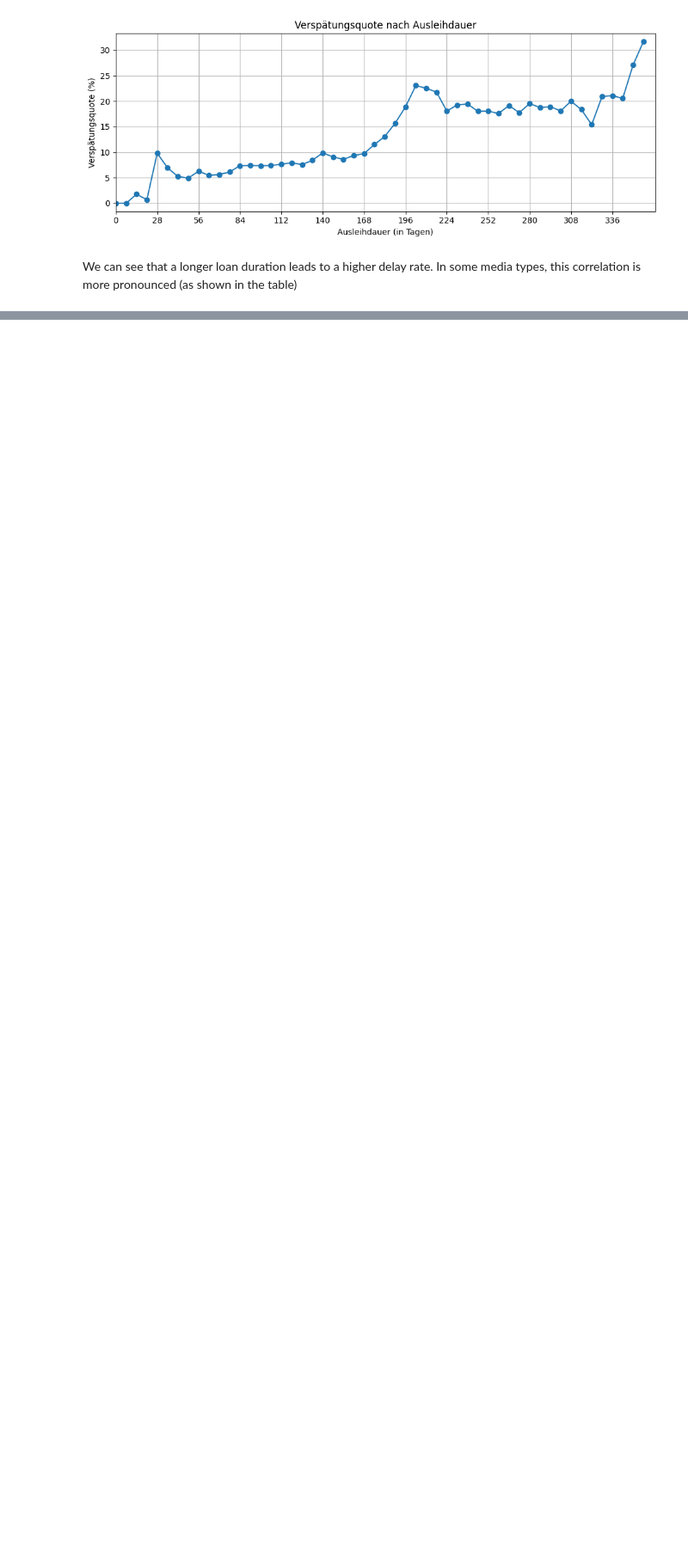
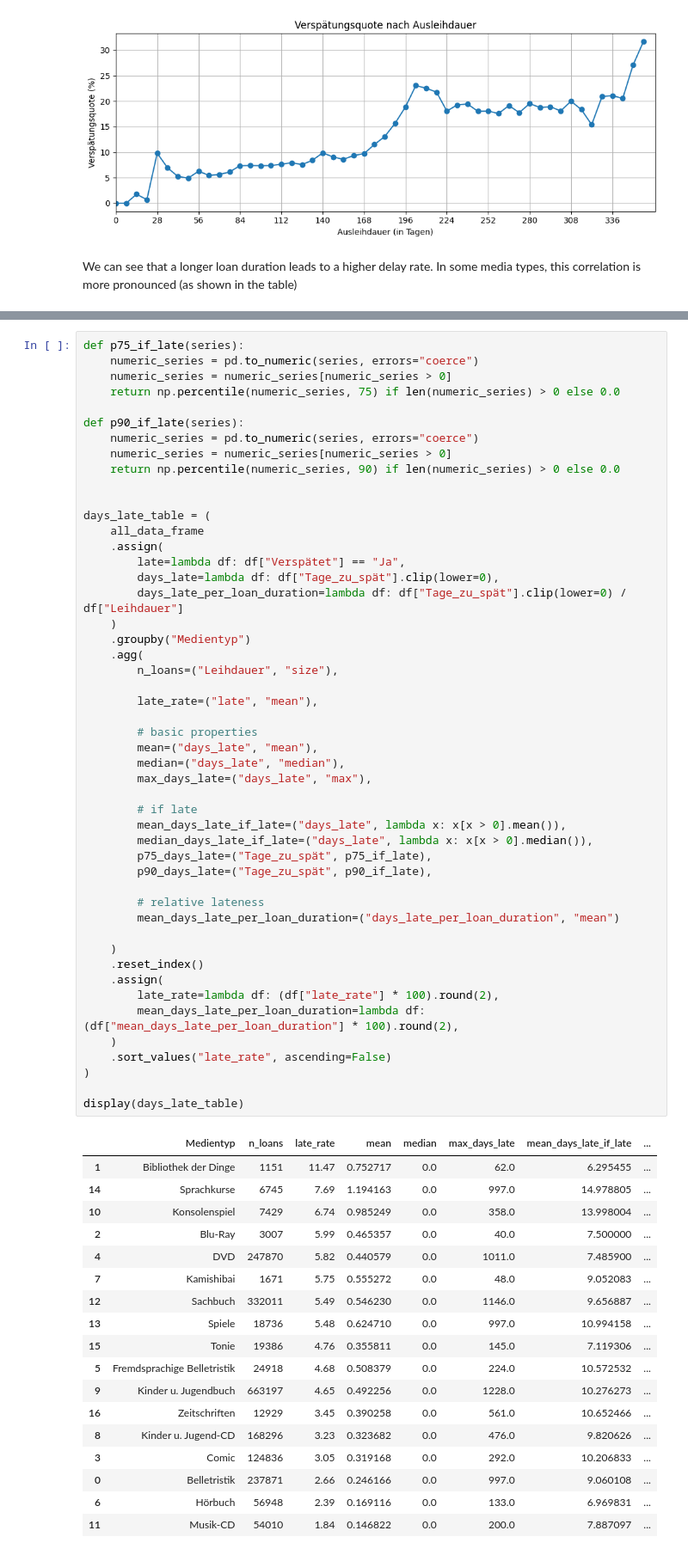
Before and after one commit to RobinAllgeier/Data_Literacy, a Jupyter notebook: notebooks/nr-notebook.ipynb, the cells around one changed output, grey strips where cells are left out. Shown at 86% size. Saved outputs shown, nothing was run; the diff lists cells and outputs as text; blank space fills up the shorter version.

```diff
--- a/notebooks/nr-notebook.ipynb
+++ b/notebooks/nr-notebook.ipynb
@@ -488,0 +693,68 @@ plt.show()
+# %%
+def p75_if_late(series):
+    numeric_series = pd.to_numeric(series, errors="coerce")
+    numeric_series = numeric_series[numeric_series > 0]
+    return np.percentile(numeric_series, 75) if len(numeric_series) > 0 else 0.0
+
+def p90_if_late(series):
+    numeric_series = pd.to_numeric(series, errors="coerce")
+    numeric_series = numeric_series[numeric_series > 0]
+    return np.percentile(numeric_series, 90) if len(numeric_series) > 0 else 0.0
+
+
+days_late_table = (
+    all_data_frame
+    .assign(
+        late=lambda df: df["Verspätet"] == "Ja",
+        days_late=lambda df: df["Tage_zu_spät"].clip(lower=0),
+        days_late_per_loan_duration=lambda df: df["Tage_zu_spät"].clip(lower=0) / df["Leihdauer"]
+    )
+    .groupby("Medientyp")
+    .agg(
+        n_loans=("Leihdauer", "size"),
+
+        late_rate=("late", "mean"),
+
+        # basic properties
+        mean=("days_late", "mean"),
+        median=("days_late", "median"),
+        max_days_late=("days_late", "max"),
+
+        # if late
+        mean_days_late_if_late=("days_late", lambda x: x[x > 0].mean()),
+        median_days_late_if_late=("days_late", lambda x: x[x > 0].median()),
+        p75_days_late=("Tage_zu_spät", p75_if_late),
+        p90_days_late=("Tage_zu_spät", p90_if_late),
+
+        # relative lateness
+        mean_days_late_per_loan_duration=("days_late_per_loan_duration", "mean")
+
+    )
+    .reset_index()
+    .assign(
+        late_rate=lambda df: (df["late_rate"] * 100).round(2),
+        mean_days_late_per_loan_duration=lambda df: (df["mean_days_late_per_loan_duration"] * 100).round(2),
+    )
+    .sort_values("late_rate", ascending=False)
+)
+
+display(days_late_table)
+# %% [output]
+|  | Medientyp | n_loans | late_rate | mean | median | max_days_late | mean_days_late_if_late | ... |
+| 1 | Bibliothek der Dinge | 1151 | 11.47 | 0.752717 | 0.0 | 62.0 | 6.295455 | ... |
+| 14 | Sprachkurse | 6745 | 7.69 | 1.194163 | 0.0 | 997.0 | 14.978805 | ... |
+| 10 | Konsolenspiel | 7429 | 6.74 | 0.985249 | 0.0 | 358.0 | 13.998004 | ... |
+| 2 | Blu-Ray | 3007 | 5.99 | 0.465357 | 0.0 | 40.0 | 7.500000 | ... |
+| 4 | DVD | 247870 | 5.82 | 0.440579 | 0.0 | 1011.0 | 7.485900 | ... |
+| 7 | Kamishibai | 1671 | 5.75 | 0.555272 | 0.0 | 48.0 | 9.052083 | ... |
+| 12 | Sachbuch | 332011 | 5.49 | 0.546230 | 0.0 | 1146.0 | 9.656887 | ... |
+| 13 | Spiele | 18736 | 5.48 | 0.624710 | 0.0 | 997.0 | 10.994158 | ... |
+| 15 | Tonie | 19386 | 4.76 | 0.355811 | 0.0 | 145.0 | 7.119306 | ... |
+| 5 | Fremdsprachige Belletristik | 24918 | 4.68 | 0.508379 | 0.0 | 224.0 | 10.572532 | ... |
+| 9 | Kinder u. Jugendbuch | 663197 | 4.65 | 0.492256 | 0.0 | 1228.0 | 10.276273 | ... |
+| 16 | Zeitschriften | 12929 | 3.45 | 0.390258 | 0.0 | 561.0 | 10.652466 | ... |
+| 8 | Kinder u. Jugend-CD | 168296 | 3.23 | 0.323682 | 0.0 | 476.0 | 9.820626 | ... |
+| 3 | Comic | 124836 | 3.05 | 0.319168 | 0.0 | 292.0 | 10.206833 | ... |
+| 0 | Belletristik | 237871 | 2.66 | 0.246166 | 0.0 | 997.0 | 9.060108 | ... |
+| 6 | Hörbuch | 56948 | 2.39 | 0.169116 | 0.0 | 133.0 | 6.969831 | ... |
+| 11 | Musik-CD | 54010 | 1.84 | 0.146822 | 0.0 | 200.0 | 7.887097 | ... |
```
Also changed, not shown: parts of 29 cells of this notebook, 1 other file.
